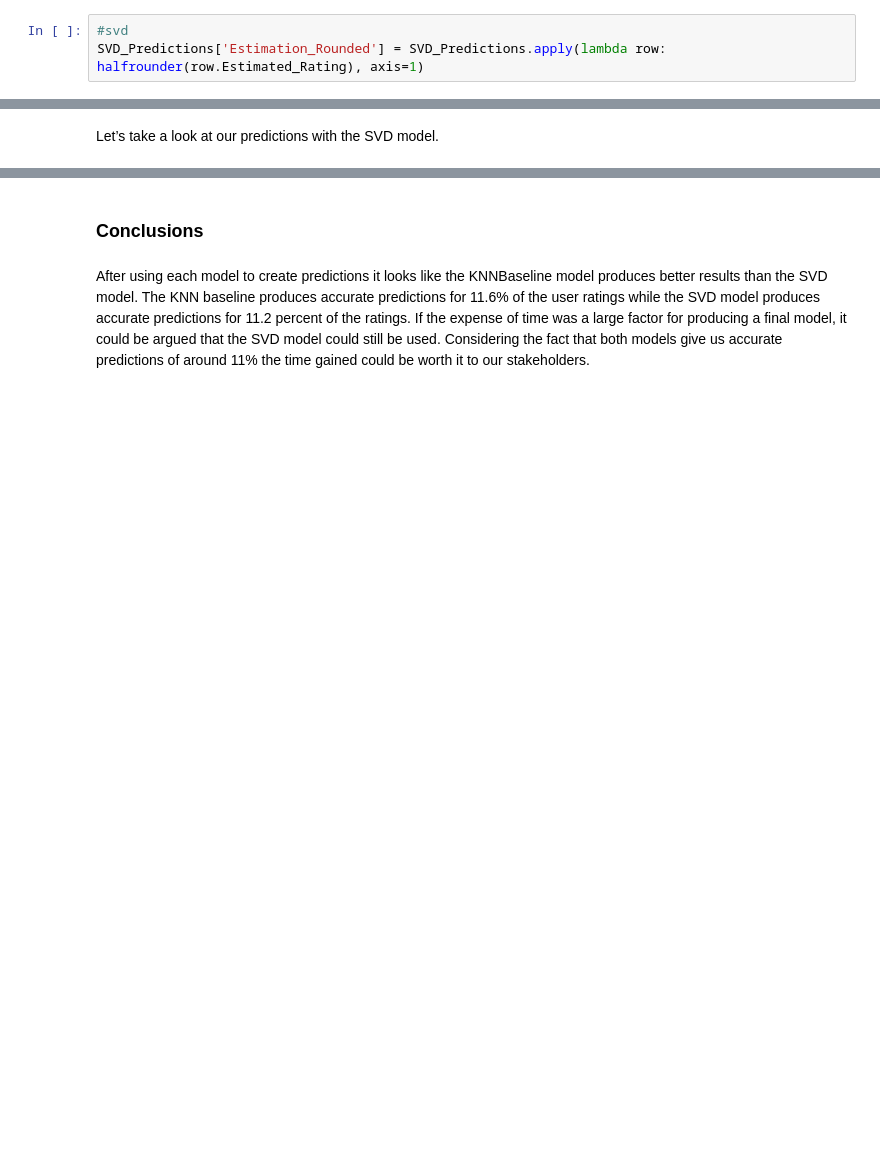
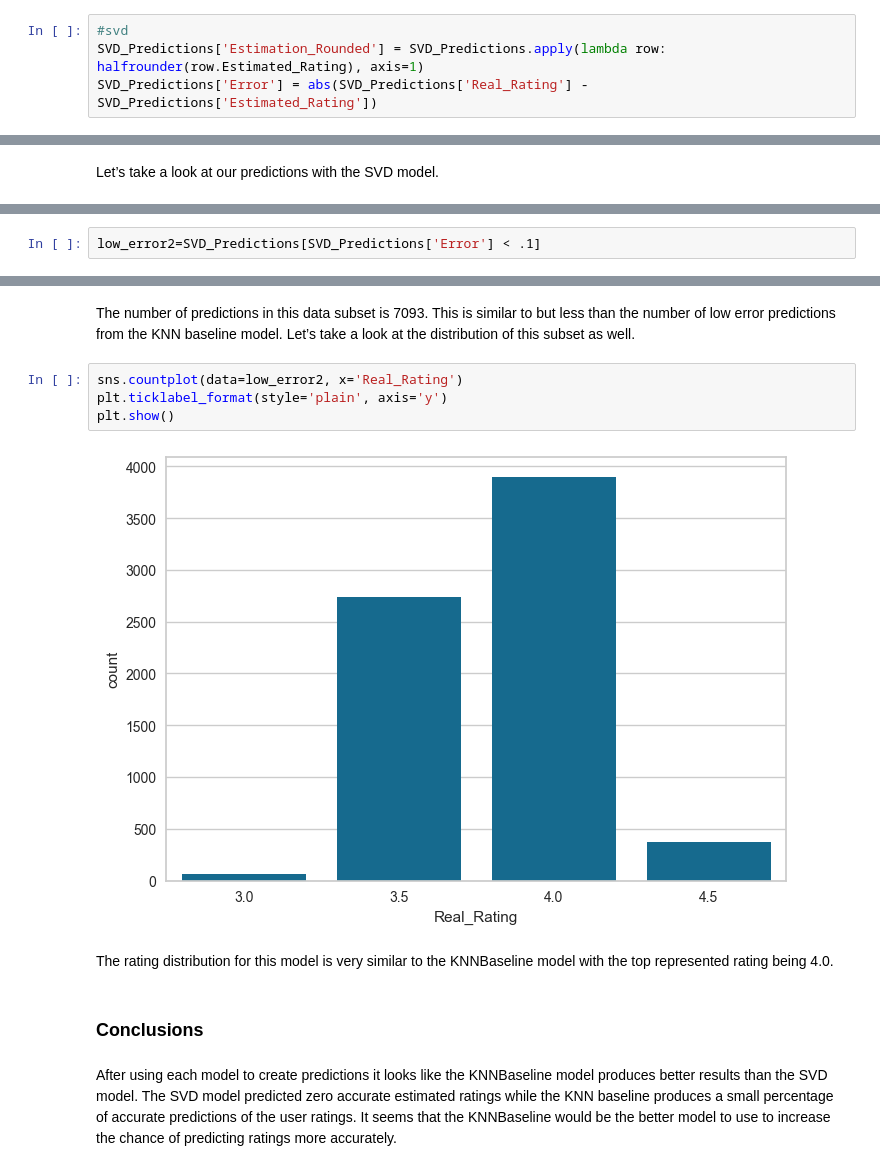
Before and after one commit to jwatki8/Capstone-3, a Jupyter notebook: Capstone 3- Modeling Draft-Slim.ipynb, the cells around one changed output, grey strips where cells are left out. Saved outputs shown, nothing was run; the diff lists cells and outputs as text; blank space fills up the shorter version.

```diff
--- a/Capstone 3- Modeling Draft-Slim.ipynb
+++ b/Capstone 3- Modeling Draft-Slim.ipynb
@@ -264,3 +265,4 @@ KNN_Predictions['Estimation_Rounded'] = KNN_Predictions.apply(lambda row: halfro
 # %%
 #svd
 SVD_Predictions['Estimation_Rounded'] = SVD_Predictions.apply(lambda row: halfrounder(row.Estimated_Rating), axis=1)
+SVD_Predictions['Error'] = abs(SVD_Predictions['Real_Rating'] - SVD_Predictions['Estimated_Rating'])
@@ -374,0 +400,2 @@ The number of accurate predictions for the SVD model are lower that the KNNBasel
+# %%
+low_error2=SVD_Predictions[SVD_Predictions['Error'] < .1]
@@ -375,4 +427,14 @@ The number of accurate predictions for the SVD model are lower that the KNNBasel
+# %% [markdown]
+The number of predictions in this data subset is 7093. This is similar to but less than the number of low error predictions from the KNN baseline model. Let’s take a look at the distribution of this subset as well.
+# %%
+sns.countplot(data=low_error2, x='Real_Rating')
+plt.ticklabel_format(style='plain', axis='y')
+plt.show()
+# %% [output]
+[figure, added]
+# %% [markdown]
+The rating distribution for this model is very similar to the KNNBaseline model with the top represented rating being 4.0.
 # %% [markdown]
 ### Conclusions
 # %% [markdown]
-After using each model to create predictions it looks like the KNNBaseline model produces better results than the SVD model. The KNN baseline produces accurate predictions for 11.6% of the user ratings while the SVD model produces accurate predictions for 11.2 percent of the ratings. If the expense of time was a large factor for producing a final model, it could be argued that the SVD model could still be used. Considering the fact that both models give us accurate predictions of around 11% the time gained could be worth it to our stakeholders.
+After using each model to create predictions it looks like the KNNBaseline model produces better results than the SVD model. The SVD model predicted zero accurate estimated ratings while the KNN baseline produces a small percentage of accurate predictions of the user ratings. It seems that the KNNBaseline would be the better model to use to increase the chance of predicting ratings more accurately.
```
Also changed, not shown: parts of 43 cells of this notebook.
